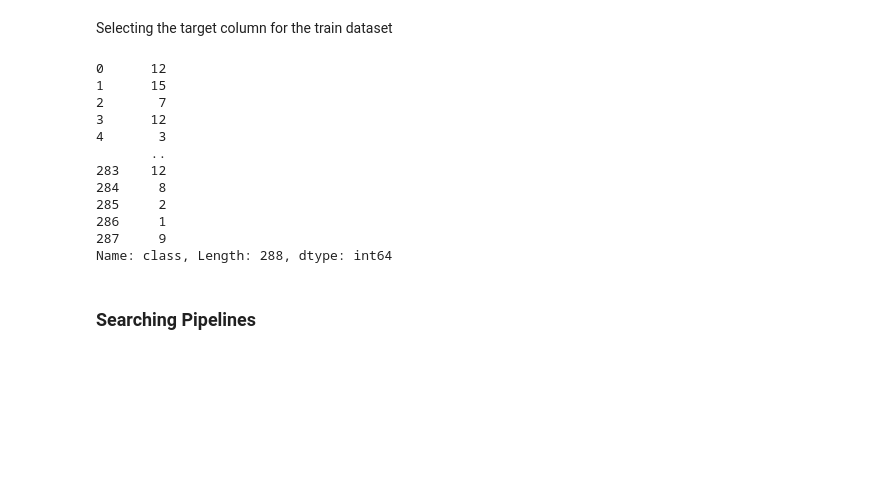
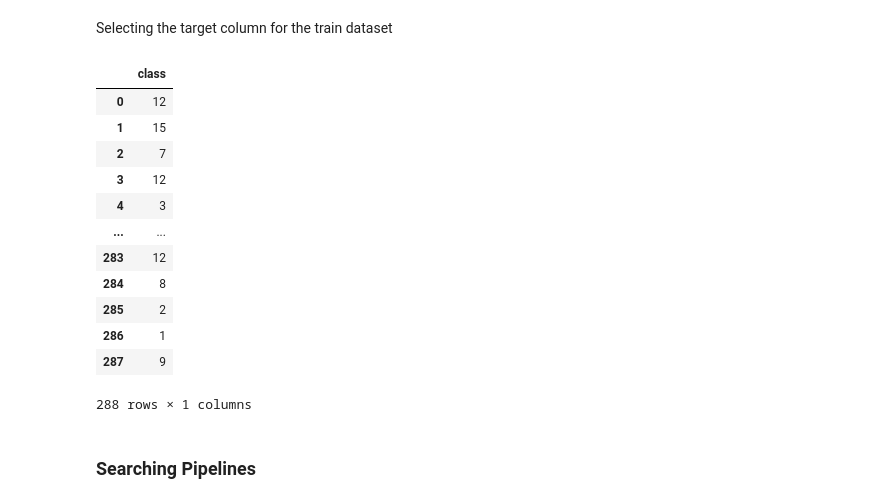
Before and after one commit to VIDA-NYU/alpha-automl, a Jupyter notebook: examples/tabular_classification.ipynb, the cells around one changed output. Drawn from its saved outputs; the diff is of its cells as text; code cells hidden in the pictures; blank space fills up the shorter version.

```diff
--- a/examples/tabular_classification.ipynb
+++ b/examples/tabular_classification.ipynb
@@ -36,21 +36,22 @@ X_train
 # %% [markdown]
 Selecting the target column for the train dataset
 # %%
-y_train = train_dataset[target_column]
+y_train = train_dataset[[target_column]]
 y_train
 # %% [output]
+|  | class |
+| 0 | 12 |
+| 1 | 15 |
+| 2 | 7 |
+| 3 | 12 |
+| 4 | 3 |
+| ... | ... |
+| 283 | 12 |
+| 284 | 8 |
+| 285 | 2 |
+| 286 | 1 |
+| 287 | 9 |
-0      12
-1      15
-2       7
-3      12
-4       3
-       ..
-283    12
-284     8
-285     2
-286     1
-287     9
-Name: class, Length: 288, dtype: int64
+288 rows × 1 columns
 # %% [markdown]
 ### Searching  Pipelines
 # %%
```
Also changed, not shown: parts of 13 cells of this notebook, 1 other file.
